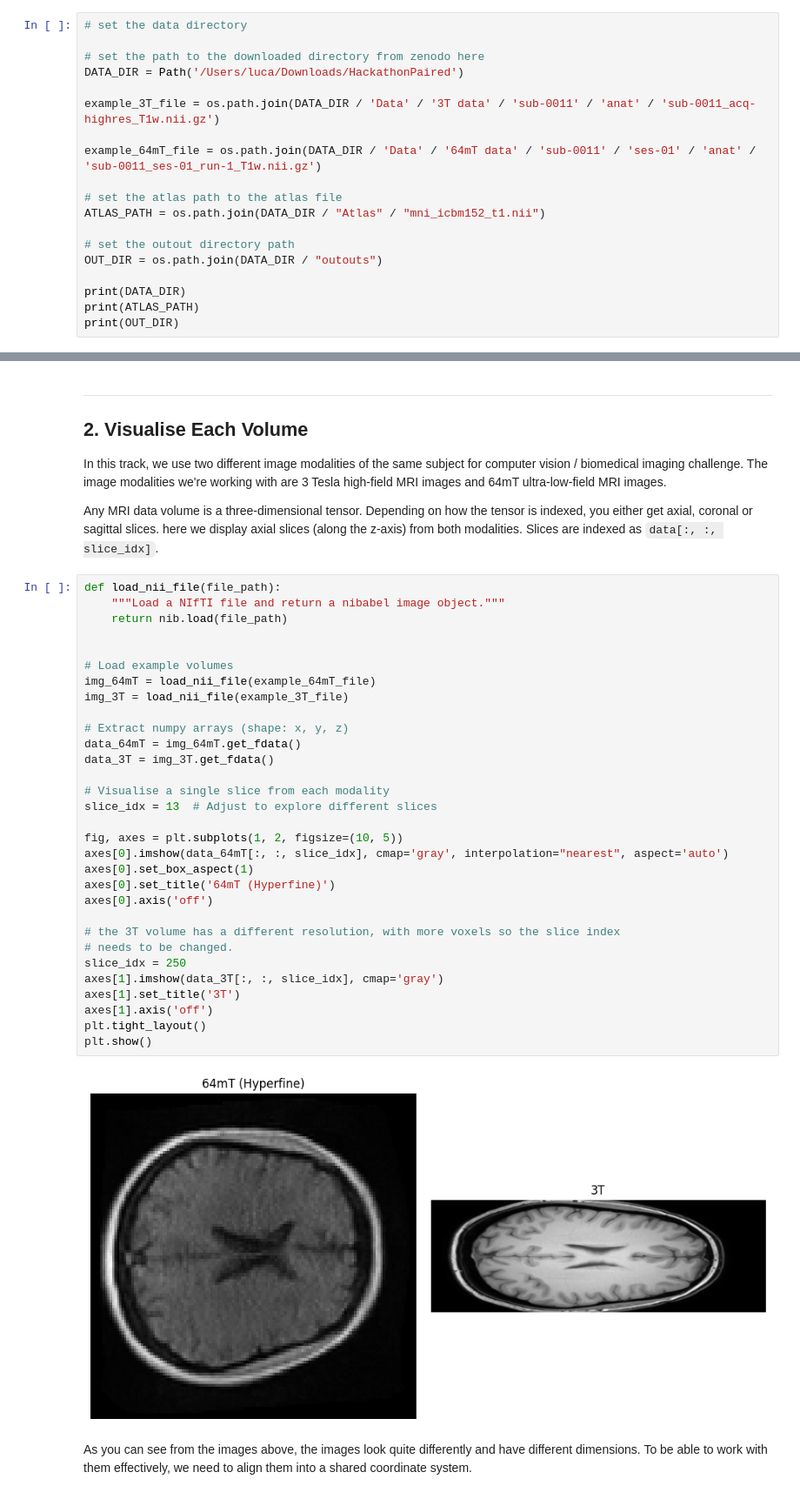
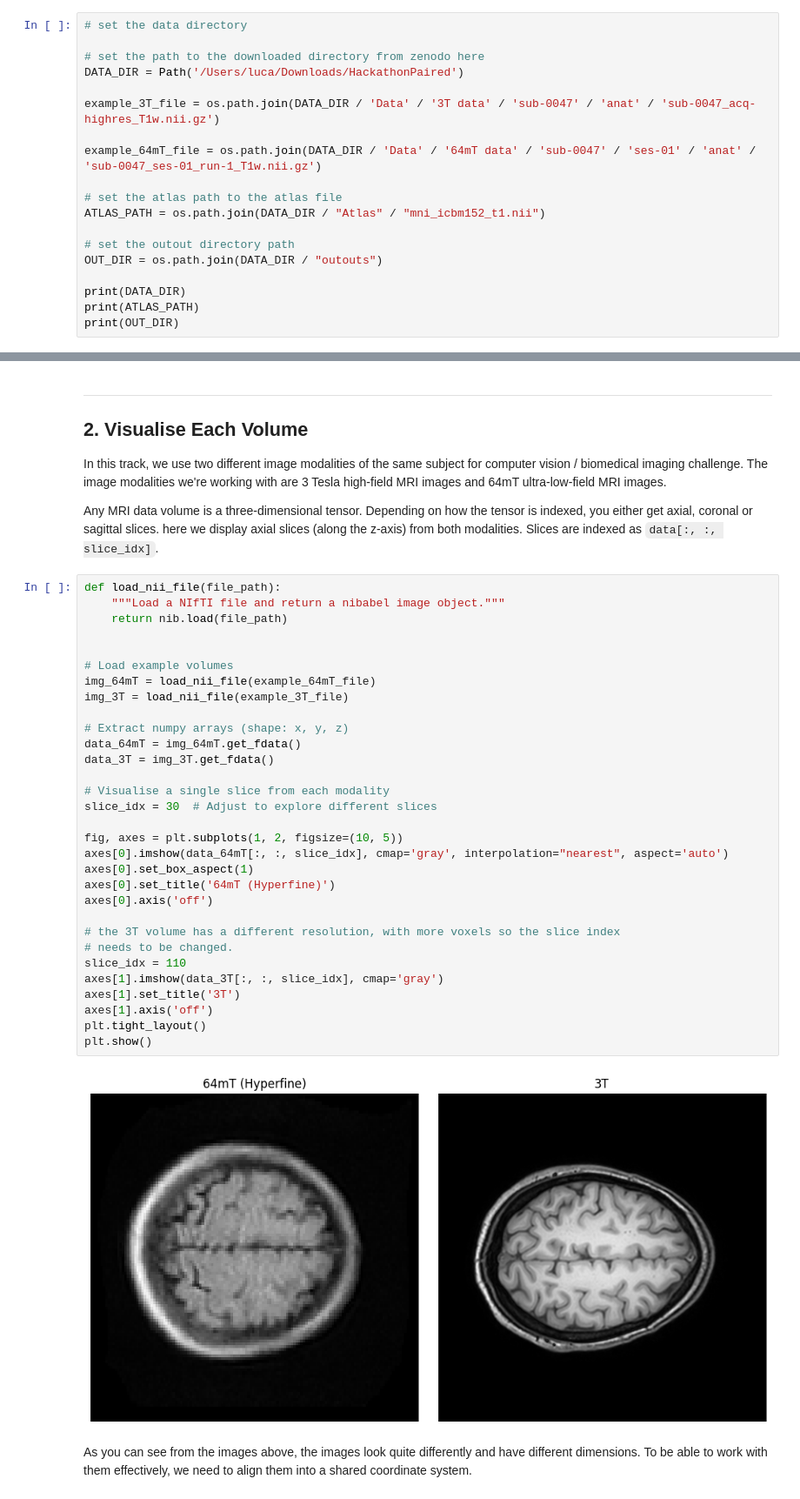
Before and after one commit to llctrautmann/SussexAI_Hackathon, a Jupyter notebook: Hackathon_Data_Pipeline.ipynb, the cells around one changed output, grey strips where cells are left out. Shown at 87% size. Drawn from its saved outputs; the diff is of its cells as text.

```diff
--- a/Hackathon_Data_Pipeline.ipynb
+++ b/Hackathon_Data_Pipeline.ipynb
@@ -32,9 +32,9 @@ Note: you may need to restart the kernel to use updated packages.
 # set the path to the downloaded directory from zenodo here
 DATA_DIR = Path('/Users/luca/Downloads/HackathonPaired')
 
-example_3T_file = os.path.join(DATA_DIR / 'Data' / '3T data' / 'sub-0011' / 'anat' / 'sub-0011_acq-highres_T1w.nii.gz')
+example_3T_file = os.path.join(DATA_DIR / 'Data' / '3T data' / 'sub-0047' / 'anat' / 'sub-0047_acq-highres_T1w.nii.gz')
 
-example_64mT_file = os.path.join(DATA_DIR / 'Data' / '64mT data' / 'sub-0011' / 'ses-01' / 'anat' / 'sub-0011_ses-01_run-1_T1w.nii.gz')
+example_64mT_file = os.path.join(DATA_DIR / 'Data' / '64mT data' / 'sub-0047' / 'ses-01' / 'anat' / 'sub-0047_ses-01_run-1_T1w.nii.gz')
 
 # set the atlas path to the atlas file
 ATLAS_PATH = os.path.join(DATA_DIR / "Atlas" / "mni_icbm152_t1.nii")
@@ -59,36 +59,36 @@ Any MRI data volume is a three-dimensional tensor. Depending on how the tensor i
 # %%
 def load_nii_file(file_path):
     """Load a NIfTI file and return a nibabel image object."""
     return nib.load(file_path)
 
 
 # Load example volumes
 img_64mT = load_nii_file(example_64mT_file)
 img_3T = load_nii_file(example_3T_file)
 
 # Extract numpy arrays (shape: x, y, z)
 data_64mT = img_64mT.get_fdata()
 data_3T = img_3T.get_fdata()
 
 # Visualise a single slice from each modality
-slice_idx = 13  # Adjust to explore different slices
+slice_idx = 30  # Adjust to explore different slices
 
 fig, axes = plt.subplots(1, 2, figsize=(10, 5))
 axes[0].imshow(data_64mT[:, :, slice_idx], cmap='gray', interpolation="nearest", aspect='auto')
 axes[0].set_box_aspect(1)
 axes[0].set_title('64mT (Hyperfine)')
 axes[0].axis('off')
 
 # the 3T volume has a different resolution, with more voxels so the slice index
 # needs to be changed.
-slice_idx = 250
+slice_idx = 110
 axes[1].imshow(data_3T[:, :, slice_idx], cmap='gray')
 axes[1].set_title('3T')
 axes[1].axis('off')
 plt.tight_layout()
 plt.show()
 # %% [output]
-[figure, old version]
+[figure, new version]
 # %% [markdown]
 As you can see from the images above, the images look quite differently and have different dimensions. To be able to work with them effectively, we need to align them into a shared coordinate system.
 # %% [markdown]
```
Also changed, not shown: parts of 3 cells of this notebook.
